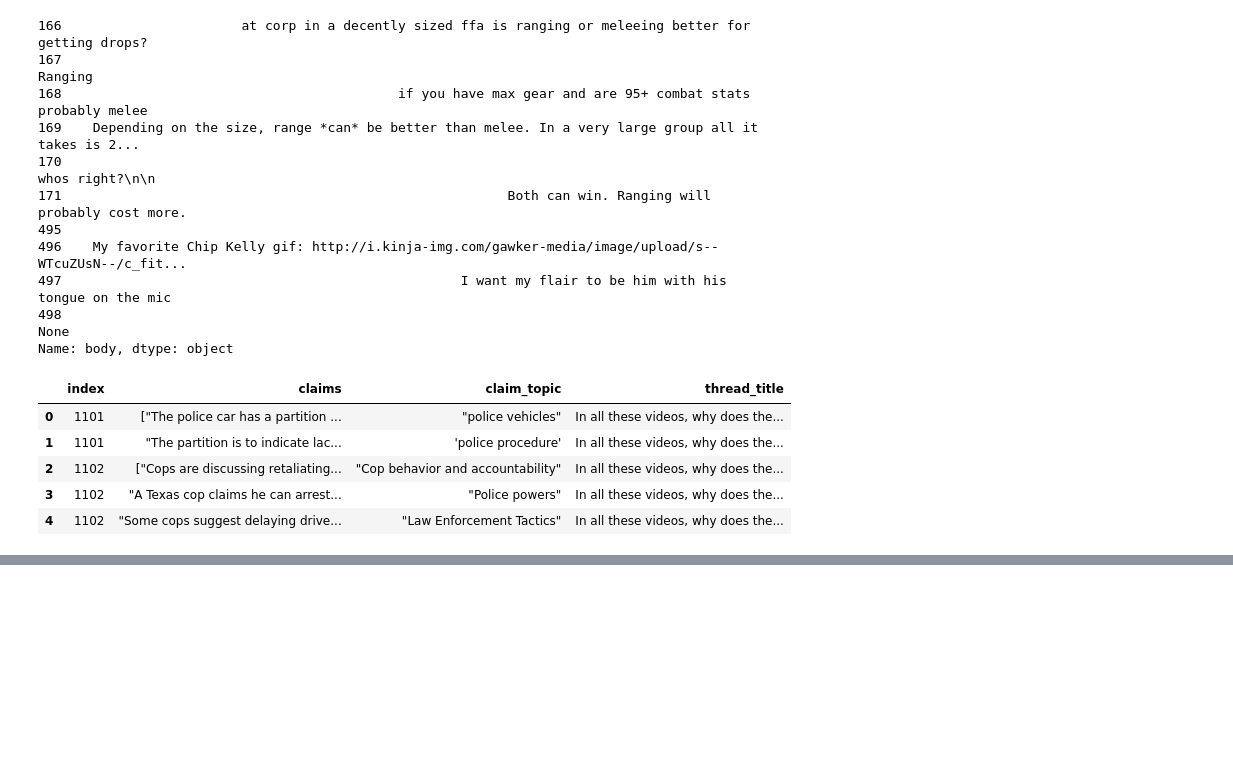
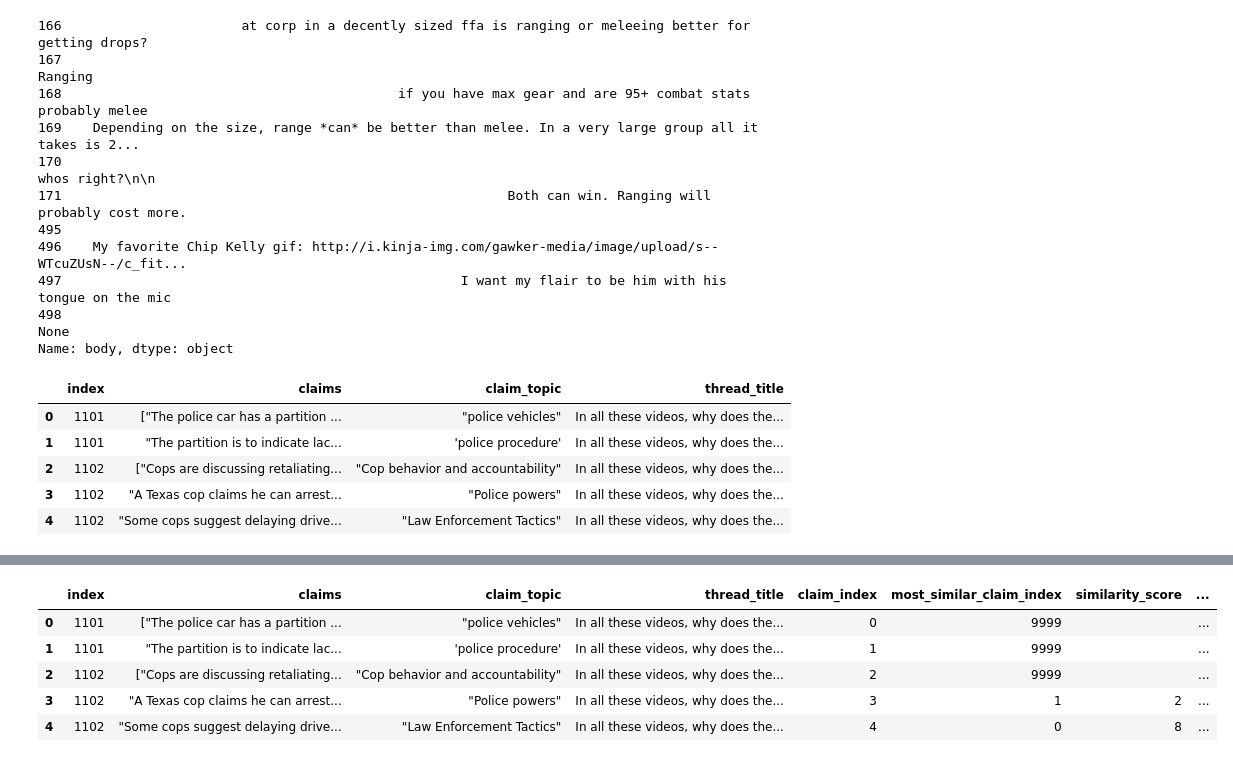
Before and after one commit to cl-trier/TWON-Exploration, a Jupyter notebook: 36--Expansion-Difference-Diversity-of-Coarse-Discourse.ipynb, the cells around one changed output, grey strips where cells are left out. Saved outputs shown, nothing was run; the diff lists cells and outputs as text; code cells hidden in the pictures; blank space fills up the shorter version.

```diff
--- a/36--Expansion-Difference-Diversity-of-Coarse-Discourse.ipynb
+++ b/36--Expansion-Difference-Diversity-of-Coarse-Discourse.ipynb
@@ -1519,0 +1799,9 @@ SYSTEM_expansion: str = \
+# %%
+claims.head(5)
+# %% [output]
+|  | index | claims | claim_topic | thread_title | claim_index | most_similar_claim_index | similarity_score | ... |
+| 0 | 1101 | ["The police car has a partition ... | "police vehicles" | In all these videos, why does the... | 0 | 9999 |  | ... |
+| 1 | 1101 | "The partition is to indicate lac... | 'police procedure' | In all these videos, why does the... | 1 | 9999 |  | ... |
+| 2 | 1102 | ["Cops are discussing retaliating... | "Cop behavior and accountability" | In all these videos, why does the... | 2 | 9999 |  | ... |
+| 3 | 1102 | "A Texas cop claims he can arrest... | "Police powers" | In all these videos, why does the... | 3 | 1 | 2 | ... |
+| 4 | 1102 | "Some cops suggest delaying drive... | "Law Enforcement Tactics" | In all these videos, why does the... | 4 | 0 | 8 | ... |
```
Also changed, not shown: parts of 44 cells of this notebook, 8 other files.
